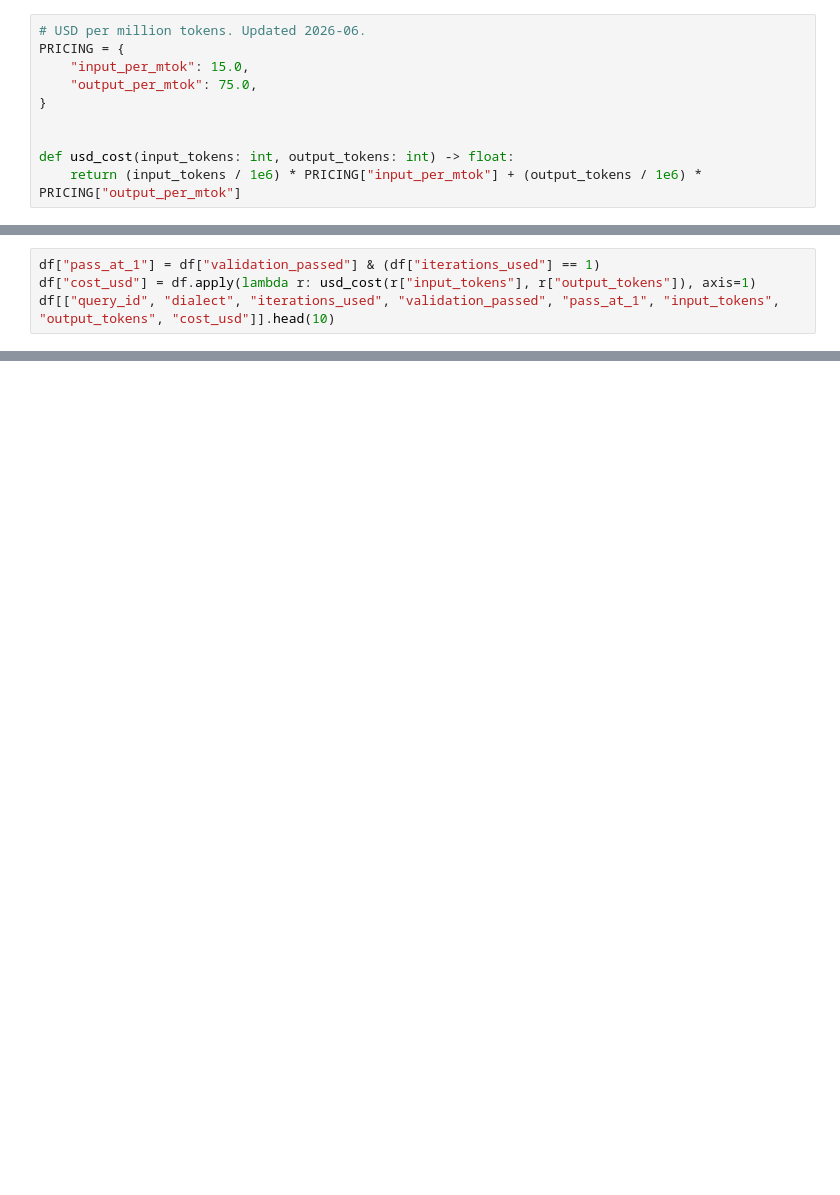
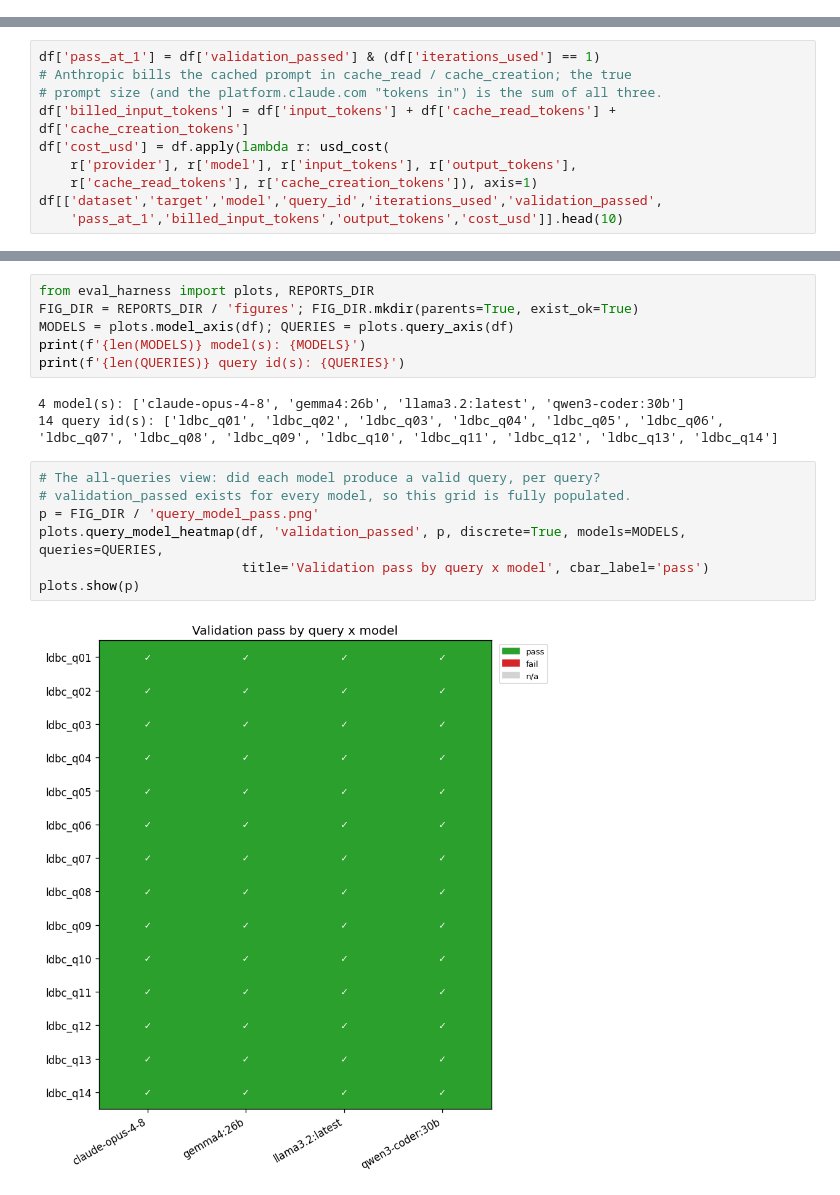
Before and after one commit to obonovai/sql2graph, a Jupyter notebook: evaluation/notebooks/02_behavioural_metrics.ipynb, the cells around one changed output, grey strips where cells are left out. Drawn from its saved outputs; the diff is of its cells as text; blank space fills up the shorter version.

```diff
--- a/evaluation/notebooks/02_behavioural_metrics.ipynb
+++ b/evaluation/notebooks/02_behavioural_metrics.ipynb
@@ -43,10 +24,0 @@ Source: https://docs.claude.com/en/docs/about-claude/pricing
-# %%
-# USD per million tokens. Updated 2026-06.
-PRICING = {
-    "input_per_mtok": 15.0,
-    "output_per_mtok": 75.0,
-}
-
-
-def usd_cost(input_tokens: int, output_tokens: int) -> float:
-    return (input_tokens / 1e6) * PRICING["input_per_mtok"] + (output_tokens / 1e6) * PRICING["output_per_mtok"]
@@ -57,4 +55,10 @@ Each behavioural signal we care about is already a column on `records.json`. We
 # %%
-df["pass_at_1"] = df["validation_passed"] & (df["iterations_used"] == 1)
-df["cost_usd"] = df.apply(lambda r: usd_cost(r["input_tokens"], r["output_tokens"]), axis=1)
-df[["query_id", "dialect", "iterations_used", "validation_passed", "pass_at_1", "input_tokens", "output_tokens", "cost_usd"]].head(10)
+df['pass_at_1'] = df['validation_passed'] & (df['iterations_used'] == 1)
+# Anthropic bills the cached prompt in cache_read / cache_creation; the true
+# prompt size (and the platform.claude.com "tokens in") is the sum of all three.
+df['billed_input_tokens'] = df['input_tokens'] + df['cache_read_tokens'] + df['cache_creation_tokens']
+df['cost_usd'] = df.apply(lambda r: usd_cost(
+    r['provider'], r['model'], r['input_tokens'], r['output_tokens'],
+    r['cache_read_tokens'], r['cache_creation_tokens']), axis=1)
+df[['dataset','target','model','query_id','iterations_used','validation_passed',
+    'pass_at_1','billed_input_tokens','output_tokens','cost_usd']].head(10)
@@ -113,0 +137,18 @@ print(f"Wrote {len(out)} rows to {OUT_CSV}")
+# %%
+from eval_harness import plots, REPORTS_DIR
+FIG_DIR = REPORTS_DIR / 'figures'; FIG_DIR.mkdir(parents=True, exist_ok=True)
+MODELS = plots.model_axis(df); QUERIES = plots.query_axis(df)
+print(f'{len(MODELS)} model(s): {MODELS}')
+print(f'{len(QUERIES)} query id(s): {QUERIES}')
+# %% [output]
+4 model(s): ['claude-opus-4-8', 'gemma4:26b', 'llama3.2:latest', 'qwen3-coder:30b']
+14 query id(s): ['ldbc_q01', 'ldbc_q02', 'ldbc_q03', 'ldbc_q04', 'ldbc_q05', 'ldbc_q06', 'ldbc_q07', 'ldbc_q08', 'ldbc_q09', 'ldbc_q10', 'ldbc_q11', 'ldbc_q12', 'ldbc_q13', 'ldbc_q14']
+# %%
+# The all-queries view: did each model produce a valid query, per query?
+# validation_passed exists for every model, so this grid is fully populated.
+p = FIG_DIR / 'query_model_pass.png'
+plots.query_model_heatmap(df, 'validation_passed', p, discrete=True, models=MODELS, queries=QUERIES,
+                          title='Validation pass by query x model', cbar_label='pass')
+plots.show(p)
+# %% [output]
+[figure, added]
```
Also changed, not shown: parts of 25 cells of this notebook, 42 other files.
